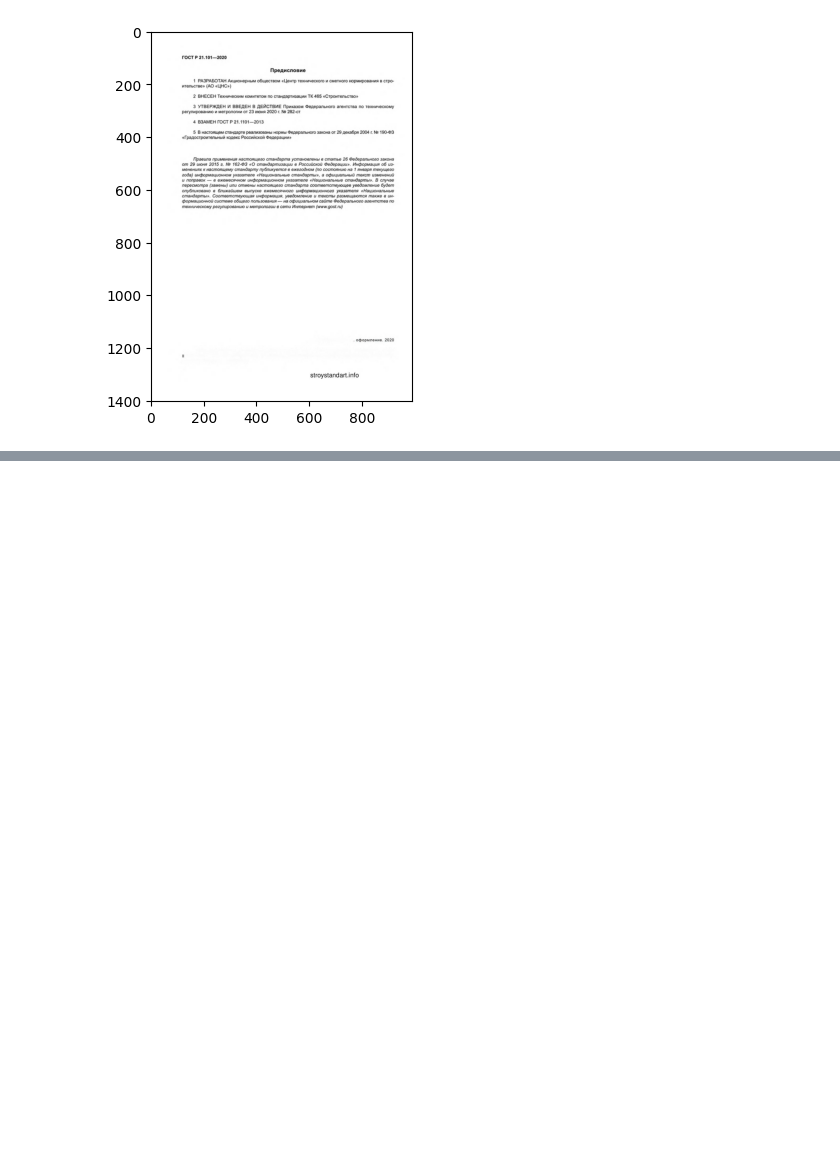
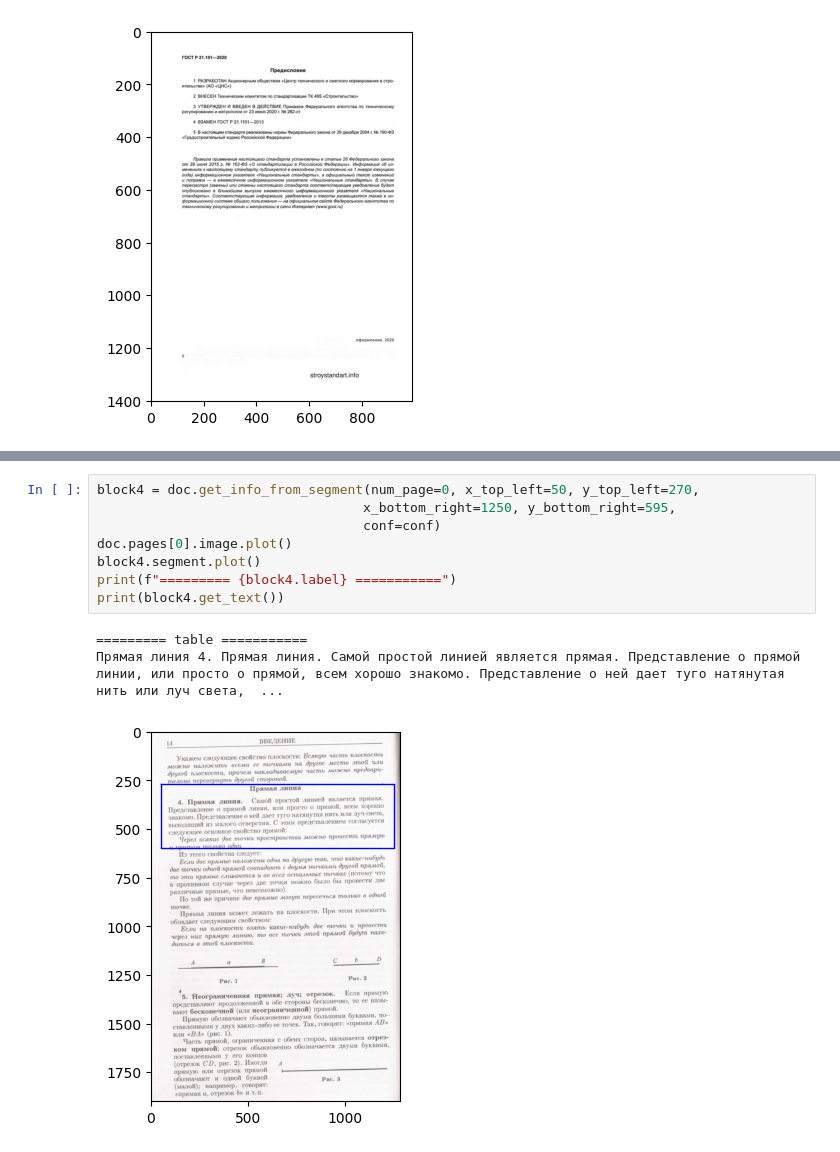
Before and after one commit to Dann38/layout_highlighter, a Jupyter notebook: imgDoc/examples/07-extract_block.ipynb, the cells around one changed output, grey strips where cells are left out. Drawn from its saved outputs; the diff is of its cells as text; blank space fills up the shorter version.

```diff
--- a/imgDoc/examples/07-extract_block.ipynb
+++ b/imgDoc/examples/07-extract_block.ipynb
@@ -44,0 +79,12 @@ print(block.get_text())
+# %%
+block4 = doc.get_info_from_segment(num_page=0, x_top_left=50, y_top_left=270,
+                                  x_bottom_right=1250, y_bottom_right=595,
+                                  conf=conf)
+doc.pages[0].image.plot()
+block4.segment.plot()
+print(f"========= {block4.label} ===========")
+print(block4.get_text())
+# %% [output]
+========= table ===========
+Прямая линия 4. Прямая линия. Самой простой линией является прямая. Представление о прямой линии, или просто о прямой, всем хорошо знакомо. Представление о ней дает туго натянутая нить или луч света,  ...
+[figure, added]
```
Also changed, not shown: parts of 9 cells of this notebook, 1 other file.
